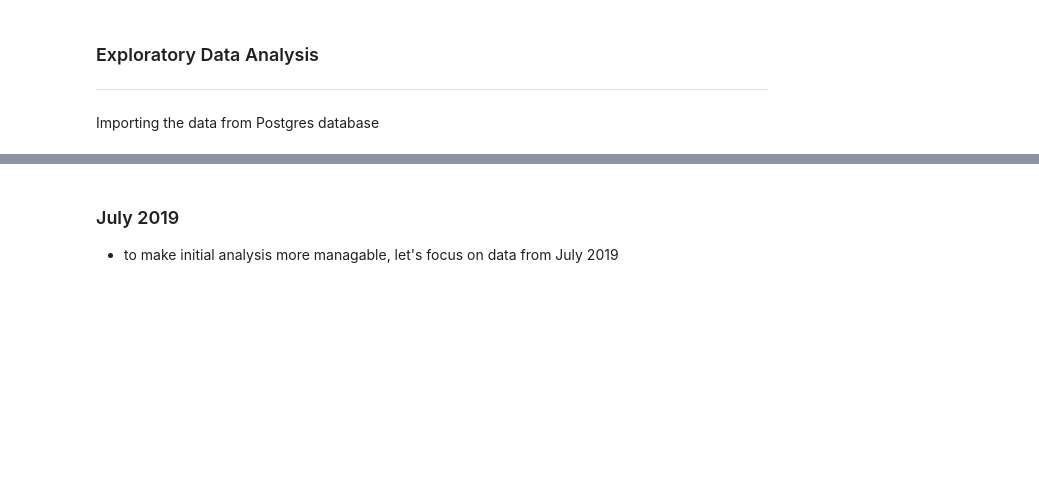
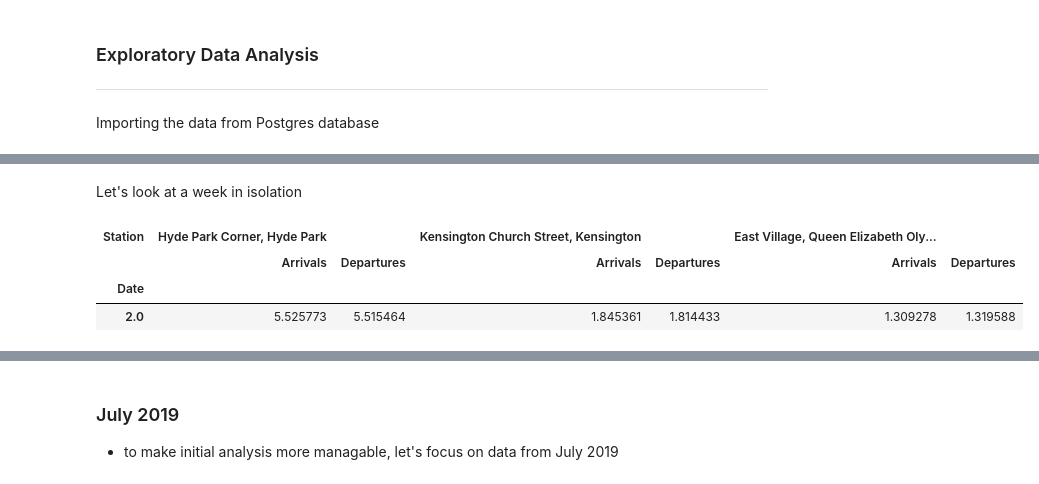
Before and after one commit to elrhmo/TfL_Bike_Analysis, a Jupyter notebook: analysis.ipynb, the cells around one changed output, grey strips where cells are left out. Drawn from its saved outputs; the diff is of its cells as text; code cells hidden in the pictures; blank space fills up the shorter version.

```diff
--- a/analysis.ipynb
+++ b/analysis.ipynb
@@ -149,0 +159,7 @@ g.add_legend();
+# %% [markdown]
+Let's look at a week in isolation
+# %%
+example_means_over_year = (events_2022[example_stations].groupby(times.dt.week).mean())
+    # Leave out the first and last weeks, since they are usually shorter and thus
+    # the data isn't comparable.
+example_means_over_year = example_means_over_year.iloc[1:2]
@@ -150 +168,13 @@ g.add_legend();
+# %%
+example_means_over_year = (
+    example_means_over_year.stack(level=[0, 1])
+    .reset_index()
+    .rename(columns={"level_2": "Event type", 0: "Count"}))
+# %%
+example_means_over_year
+# %% [output]
+| Station | Hyde Park Corner, Hyde Park |  | Kensington Church Street, Kensington |  | East Village, Queen Elizabeth Oly... |  |
+|  | Arrivals | Departures | Arrivals | Departures | Arrivals | Departures |
+| Date |  |  |  |  |  |  |
+| 2.0 | 5.525773 | 5.515464 | 1.845361 | 1.814433 | 1.309278 | 1.319588 |
 # %%
```
Also changed, not shown: parts of 22 cells of this notebook, 1 other file.
